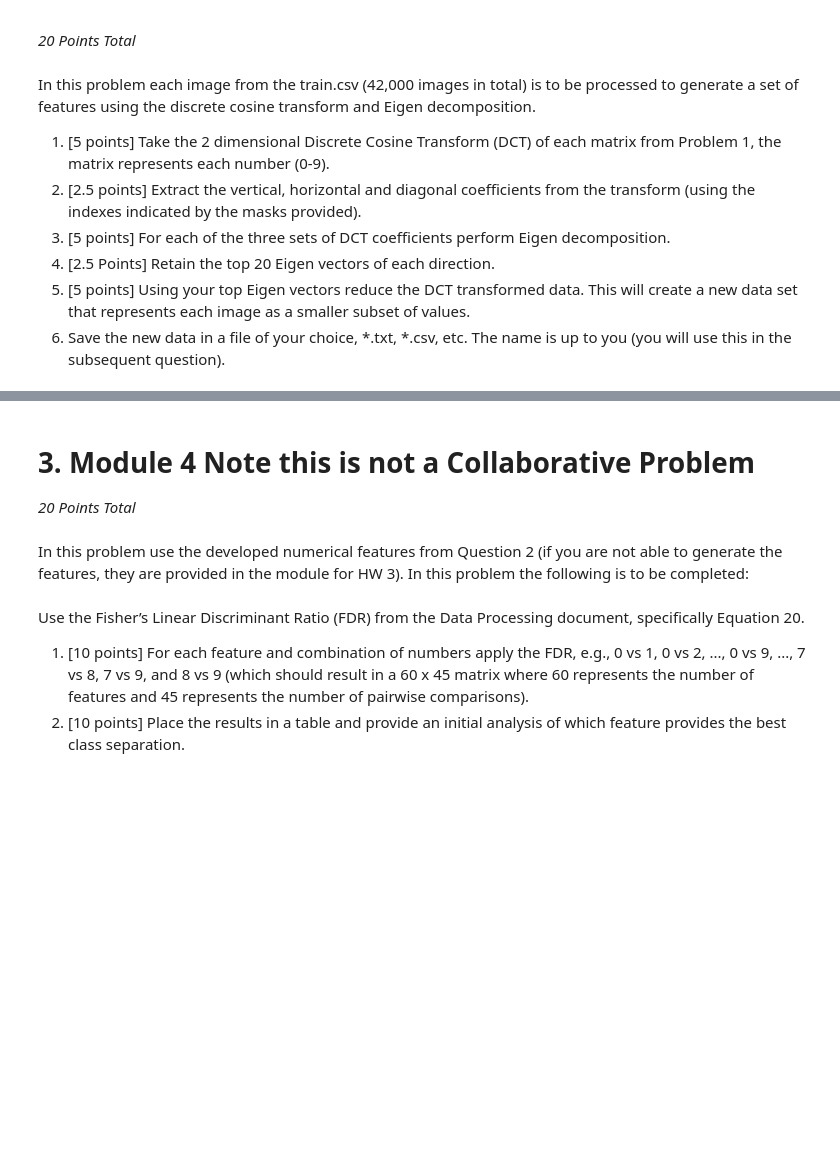
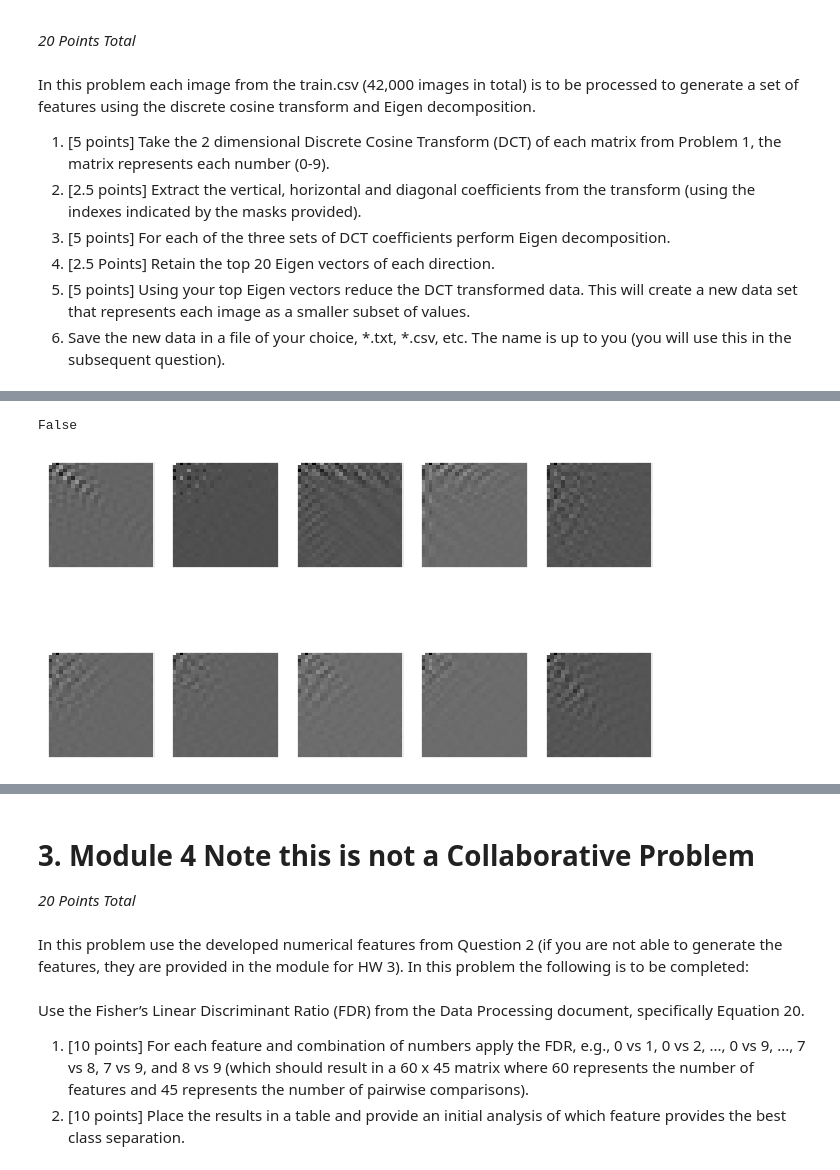
Before and after one commit to Quinnan-Gill/HW3, a Jupyter notebook: HW3.ipynb, the cells around one changed output, grey strips where cells are left out. Saved outputs shown, nothing was run; the diff lists cells and outputs as text; code cells hidden in the pictures; blank space fills up the shorter version.

```diff
--- a/HW3.ipynb
+++ b/HW3.ipynb
@@ -143,0 +159,10 @@ plot_images(data[wanted_images], func=dct)
+# %%
+from scipy.fftpack import dctn
+
+real_dct_images = apply_images(wanted_images, func=dctn)
+print(np.all(real_dct_images == dct_images))
+
+plot_images(real_dct_images)
+# %% [output]
+False
+[figure, added]
```
Also changed, not shown: parts of 8 cells of this notebook, 3 other files.
